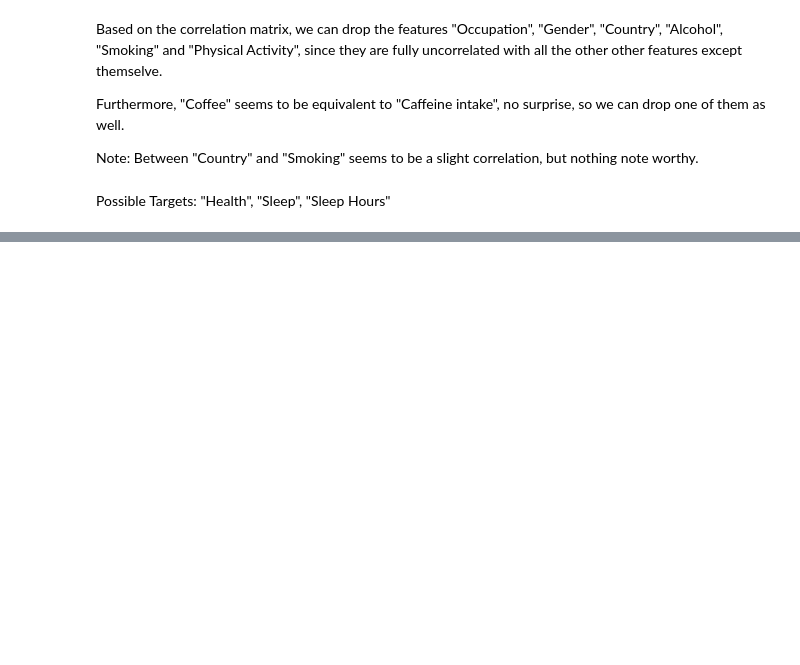
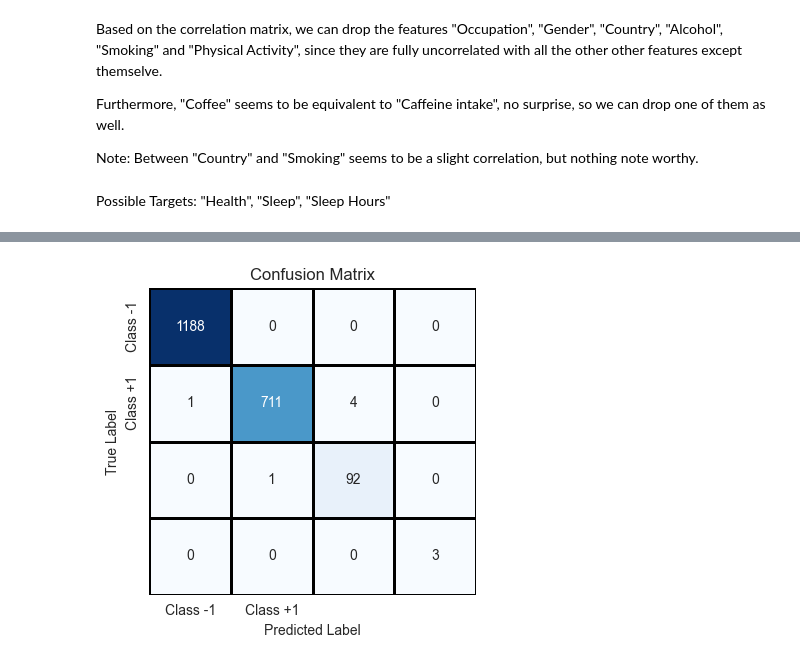
Before and after one commit to RicemanBoy/ML-supervised-project, a Jupyter notebook: pauls_notebook.ipynb, the cells around one changed output, grey strips where cells are left out. Drawn from its saved outputs; the diff is of its cells as text; code cells hidden in the pictures; blank space fills up the shorter version.

Commit message:
decision tree paul

```diff
--- a/pauls_notebook.ipynb
+++ b/pauls_notebook.ipynb
@@ -137,3 +137,98 @@ Furthermore, "Coffee" seems to be equivalent to "Caffeine intake", no surprise,
 Note: Between "Country" and "Smoking" seems to be a slight correlation, but nothing note worthy.
 # %% [markdown]
 Possible Targets: "Health", "Sleep", "Sleep Hours"
+# %%
+import matplotlib.pyplot as plt
+import seaborn as sns
+from sklearn.tree import DecisionTreeClassifier, plot_tree
+from sklearn.model_selection import train_test_split
+from sklearn.preprocessing import StandardScaler
+from sklearn.pipeline import Pipeline
+from sklearn.metrics import accuracy_score, recall_score, classification_report, confusion_matrix
+
+# ============================================================
+# 1. Split data and select numeric features
+# ============================================================
+train_df, val_df = train_test_split(
+    data,
+    test_size=0.2,
+    random_state=42,
+    stratify=data["Health_encoded"]
+)
+
+feature_names = train_df.select_dtypes(include=["number"]).drop(columns=["Health_encoded"]).columns
+X_train = train_df[feature_names].values
+y_train = train_df["Health_encoded"].values
+X_val = val_df[feature_names].values
+y_val = val_df["Health_encoded"].values
+
+# ============================================================
+# 2. Train pipeline (scaler + decision tree)
+# ============================================================
+pipeline = Pipeline([
+    ("scaler", StandardScaler()),
+    ("tree", DecisionTreeClassifier(
+        criterion="gini",
+        max_depth=7,
+        random_state=42
+    )),
+])
+pipeline.fit(X_train, y_train)
+
+# ============================================================
+# 3. Evaluate model
+# ============================================================
+y_pred = pipeline.predict(X_val)
+
+print(f"Accuracy: {accuracy_score(y_val, y_pred):.3f}")
+print(f"Sensitivity (macro recall): {recall_score(y_val, y_pred, average='macro'):.3f}\n")
+print(classification_report(y_val, y_pred))
+
+# Confusion matrix
+conf_matrix = confusion_matrix(y_val, y_pred)
+labels = ["Class -1", "Class +1"]
+
+plt.figure(figsize=(4, 4))
+sns.heatmap(conf_matrix, annot=True, fmt="d", cmap="Blues",
+            xticklabels=labels, yticklabels=labels,
+            cbar=False, linewidths=1, linecolor="black")
+plt.xlabel("Predicted Label")
+plt.ylabel("True Label")
+plt.title("Confusion Matrix")
+plt.tight_layout()
+plt.show()
+
+# ============================================================
+# 4. Plot decision tree (no back-scaling)
+# ============================================================
+tree_model = pipeline.named_steps["tree"]
+
+plt.figure(figsize=(22, 10))
+plot_tree(
+    tree_model,
+    feature_names=feature_names,
+    class_names=[str(c) for c in tree_model.classes_],
+    filled=True,
+    rounded=True,
+    max_depth=3,           # adjust for readability
+    fontsize=12,
+    impurity=True
+)
+plt.title("Decision Tree")
+plt.tight_layout()
+plt.show()
+
+# ============================================================
+# 5. Feature importances
+# ============================================================
+importances = tree_model.feature_importances_
+indices = importances.argsort()[::-1][:5]
+
+plt.figure(figsize=(8, 5))
+plt.barh(range(len(indices)), importances[indices][::-1], align="center")
+plt.yticks(range(len(indices)), [feature_names[i] for i in indices[::-1]])
+plt.xlabel("Feature Importance")
+plt.title("Top 5 Features")
+plt.tight_layout()
+plt.show()
+# %% [output]
@@ -139,0 +248 @@ Possible Targets: "Health", "Sleep", "Sleep Hours"
+[figure, added]
```
Also changed, not shown: parts of 4 cells of this notebook.
